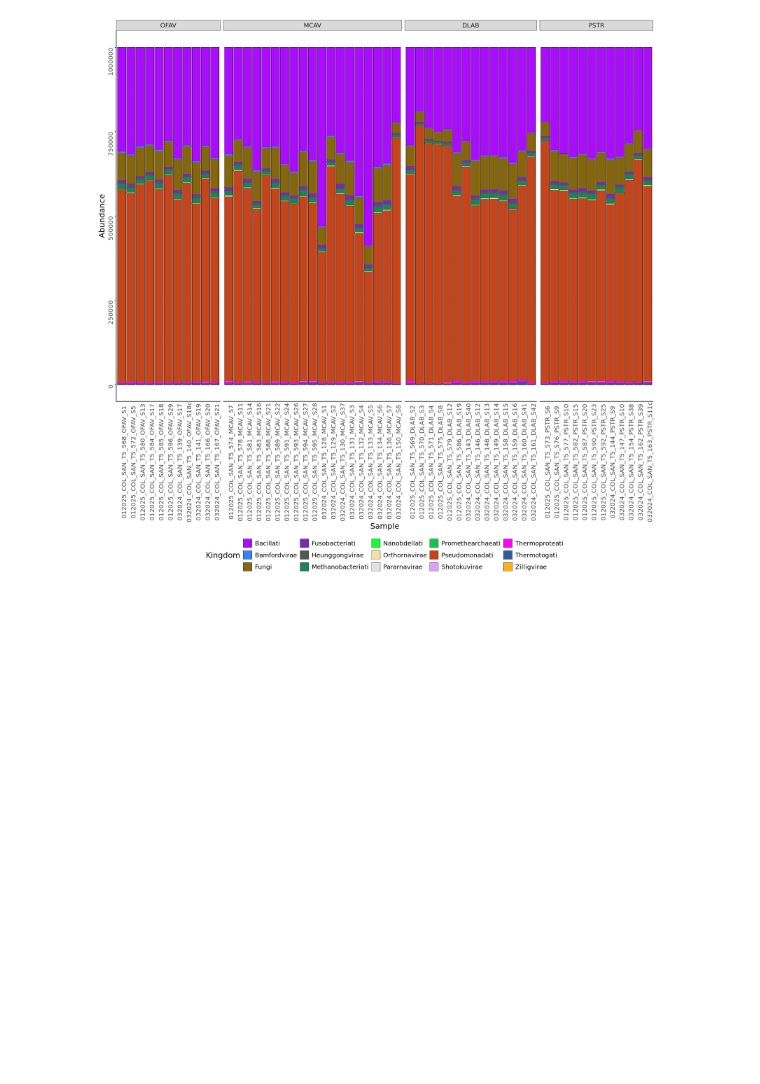
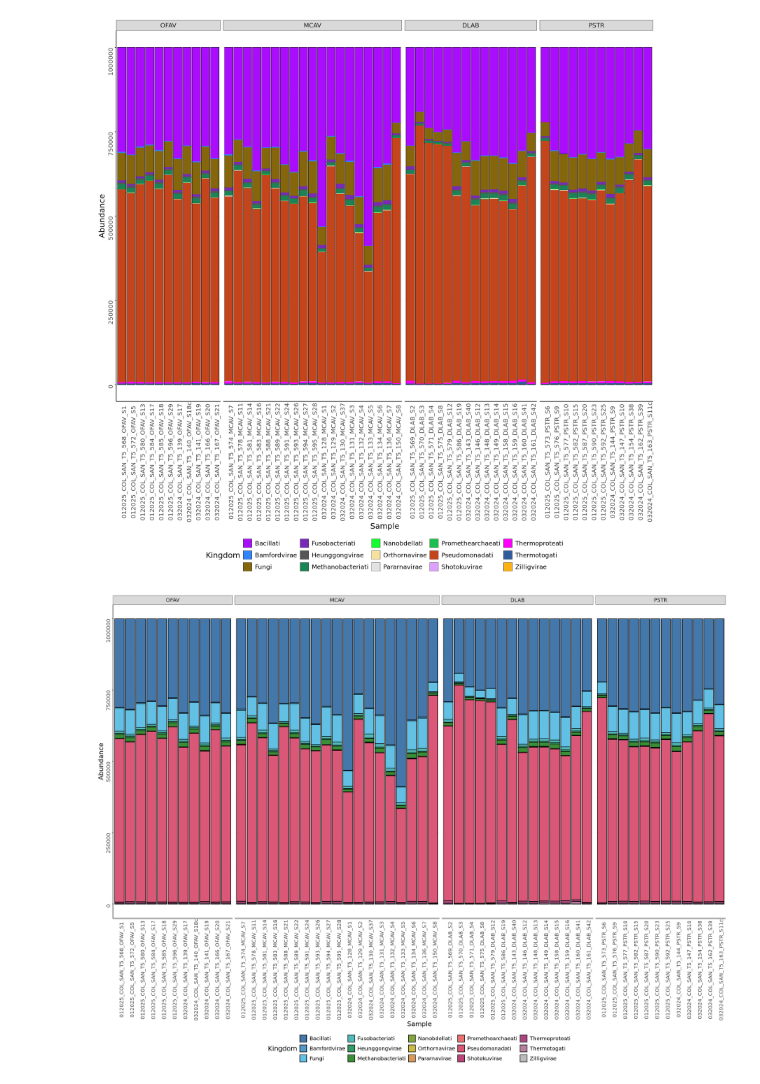
Before and after one commit to nikeaulrich/COL_metagenomics, a Jupyter notebook: COL_phyloseq_kingdom_tax.ipynb, the cells around one changed output. Cells and saved outputs as stored; diff of their text form; code cells hidden in the pictures; blank space fills up the shorter version.

```diff
--- a/COL_phyloseq_kingdom_tax.ipynb
+++ b/COL_phyloseq_kingdom_tax.ipynb
@@ -302,0 +303,32 @@ ggsave(filename = "taxonomy_kingdoms.png", plot = COL_k_all_bar,
+# %%
+colors15 <- c( "#4477AA",
+  "#539BC7",
+  "#61C0E4",
+  "#53B9B9",
+  "#359B68",
+  "#3A8F35",
+  "#83A53D",
+  "#CCBB44",
+  "#DB975A",
+  "#E97270",
+  "#DB5777",
+  "#BD4277",
+  "#AC4681",
+  "#B4819E",
+  "#BBBBBB")
+# %%
+# bar plot of kingdoms IDed in all samples
+COL_k_all_bar1<-plot_bar(COL_k_all,fill='species')+
+facet_grid(~Species_o, scales="free_x", space="free")+
+geom_bar(aes(fill=species), stat="identity", position="stack",color="black")+
+scale_fill_manual(values = colors15) +
+theme_bw()+
+labs(fill = "Kingdom")+
+theme(legend.position="bottom", panel.border = element_blank(),
+          panel.grid.major.x = element_blank(),
+          panel.grid.minor.x = element_blank(),
+          axis.ticks.x=element_blank(), axis.line=element_line(color="black"), axis.text=element_text(angle=90),
+          text = element_text(size=15))
+COL_k_all_bar1
+# %% [output]
+[figure, added]
```
Also changed, not shown: parts of 5 cells of this notebook, 2 other files.
